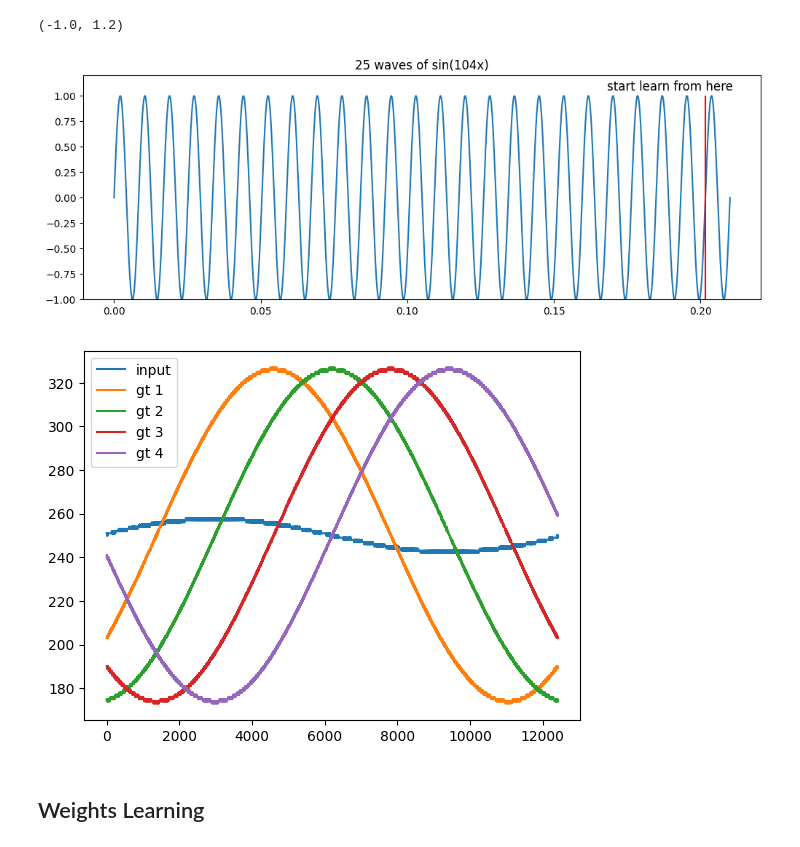
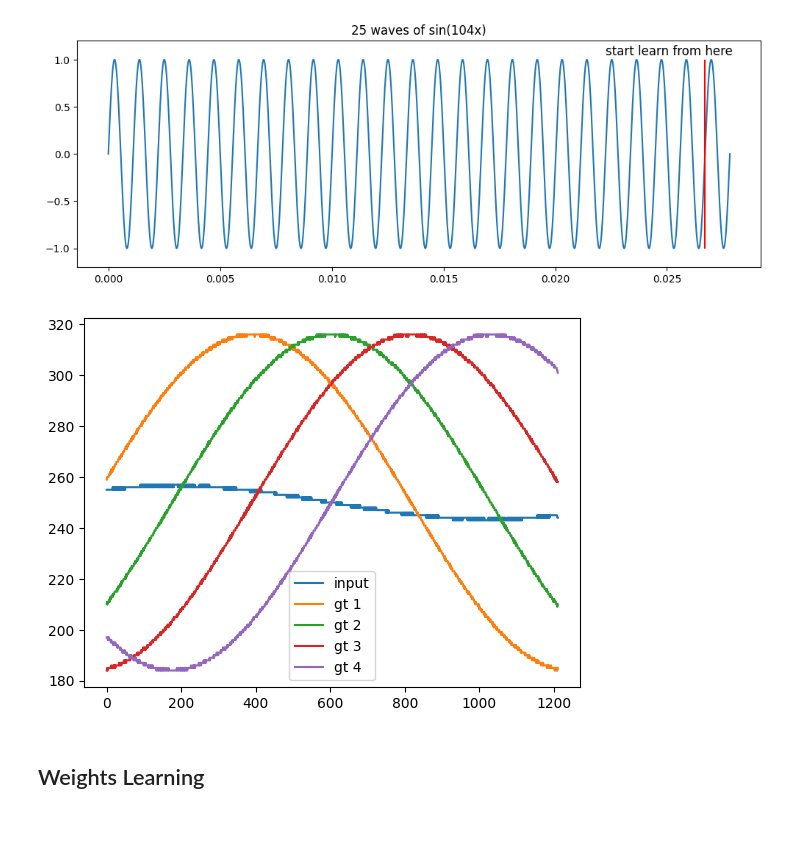
Before and after one commit to yakir4123/SNN-SCTN, a Jupyter notebook: notebooks/supervised_stdp_resonator.ipynb, the cells around one changed output. Saved outputs shown, nothing was run; the diff lists cells and outputs as text; code cells hidden in the pictures.

```diff
--- a/notebooks/supervised_stdp_resonator.ipynb
+++ b/notebooks/supervised_stdp_resonator.ipynb
@@ -3,9 +3,10 @@ import numpy as np
 from matplotlib import pyplot as plt
 
 from snn.layers import SCTNLayer
-from snn.resonator import lp_by_lf
 from snn.spiking_network import SpikingNetwork
 from snn.spiking_neuron import create_SCTN, IDENTITY
+from snn.resonator import test_resonator_on_chirp, freq_of_resonator, lp_by_lf
+
 
 
 def neuron_output(neuron, signal_freq, shift_degrees=0, phase_number=20):
@@ -65,22 +66,25 @@ def smooth(arr, size):
     return res
 
 clk_freq = 1536000
-freq0 = 104
+freq0 = 849
+lf = 4
+best_lp = lp_by_lf(lf, freq0, clk_freq)
+freq0 = freq_of_resonator(clk_freq, lf, best_lp)
+
 duration = 25 / freq0
-
 x = np.linspace(0, duration, int(duration * clk_freq))
 t = x * 2 * np.pi * freq0
 sine_wave = np.sin(t)
 # %%
 plt.figure(figsize=(12, 4))
 plt.plot(x, sine_wave)
 plt.title('25 waves of sin(104x)')
 plt.vlines(24/freq0, -1, 1, colors='r')
 plt.text(20/freq0, 1.05, 'start learn from here', fontsize=12)
-plt.ylim(-1, 1.2)
+plt.ylim(-1.2, 1.2)
+None
 # %% [output]
-(-1.0, 1.2)
-[figure, old version]
+[figure, new version]
 # %%
 %matplotlib inline
 
@@ -122,7 +126,7 @@ for i, gt in enumerate(ground_truth):
 plt.legend()
 plt.show()
 # %% [output]
-[figure, old version]
+[figure, new version]
 # %%
 def learning_resonator(
         lf,
```
Also changed, not shown: parts of 14 cells of this notebook, 4 other files.
